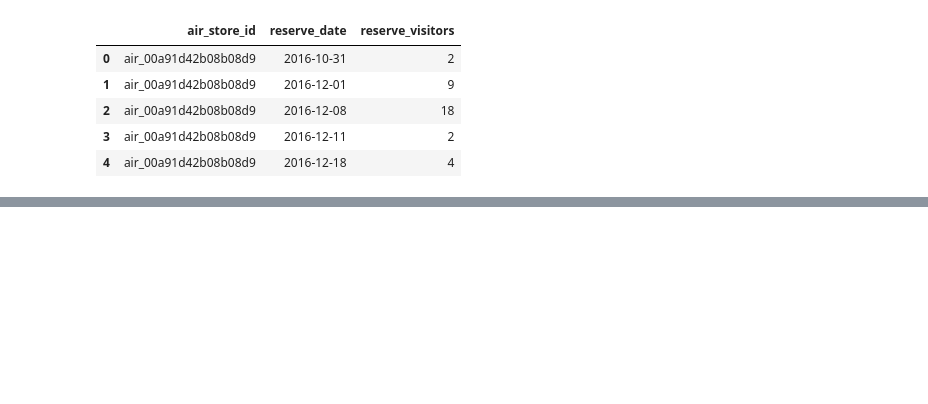
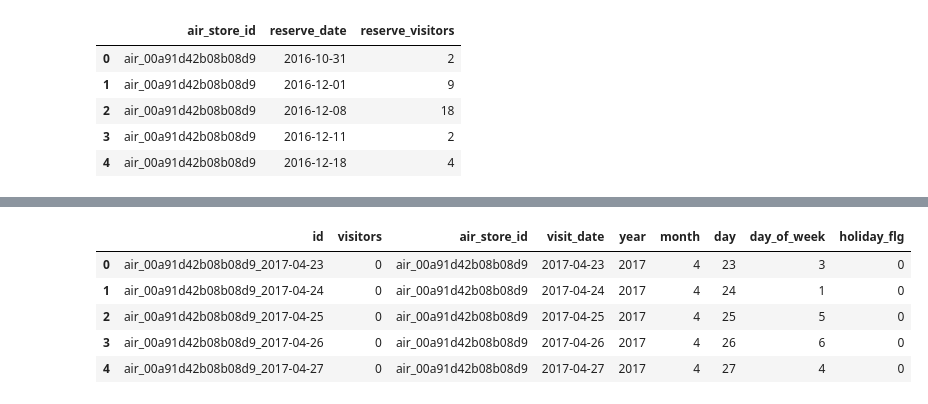
Before and after one commit to hehaijin/restaurant-visitor-forecasting, a Jupyter notebook: explore.ipynb, the cells around one changed output, grey strips where cells are left out. Saved outputs shown, nothing was run; the diff lists cells and outputs as text; code cells hidden in the pictures; blank space fills up the shorter version.

```diff
--- a/explore.ipynb
+++ b/explore.ipynb
@@ -87,6 +158,9 @@ m4.head()
 | 2 | air_ba937bf13d40fb24 | 2016-01-15 | 29 | NaN | NaN | Dining bar | ... |
 | 3 | air_ba937bf13d40fb24 | 2016-01-16 | 22 | NaN | NaN | Dining bar | ... |
 | 4 | air_ba937bf13d40fb24 | 2016-01-18 | 6 | NaN | NaN | Dining bar | ... |
+# %%
+date_info.calendar_date=pd.to_datetime(date_info.calendar_date)
+date_info.calendar_date=date_info.calendar_date.dt.date
 # %%
 m5=pd.merge(m4, date_info,left_on='visit_date',right_on='calendar_date',how='left').drop("calendar_date",axis=1)
 # %%
@@ -384,6 +407,8 @@ pre_training=m10[["air_store_id","visit_date","visitors","visitor-mean-by-genre"
 sample_submission=pd.read_csv(path.join(input_path,"sample_submission.csv"))
 sample_submission["air_store_id"]=sample_submission.apply(lambda row: row["id"][0:20],axis=1)
 sample_submission["visit_date"]=sample_submission.apply(lambda row: row["id"][21:31],axis=1)
+sample_submission["visit_date"]=pd.to_datetime(sample_submission["visit_date"])
+sample_submission["visit_date"]=sample_submission["visit_date"].dt.date
 sample_submission.head()
 # %% [output]
 |  | id | visitors | air_store_id | visit_date |
@@ -421,0 +469,5 @@ air_reserve_group.head()
+# %%
+sample_submission["year"]= pd.to_datetime(sample_submission["visit_date"]).dt.year
+sample_submission["month"]= pd.to_datetime(sample_submission["visit_date"]).dt.month
+sample_submission["day"]= pd.to_datetime(sample_submission["visit_date"]).dt.day
+sample_submission.head()
@@ -421,0 +490,11 @@ air_reserve_group.head()
+# %%
+sample_submission=pd.merge(sample_submission, date_info,left_on=["visit_date"],right_on=["calendar_date"],how='left').drop("calendar_date",axis=1)
+# %%
+sample_submission.head()
+# %% [output]
+|  | id | visitors | air_store_id | visit_date | year | month | day | day_of_week | holiday_flg |
+| 0 | air_00a91d42b08b08d9_2017-04-23 | 0 | air_00a91d42b08b08d9 | 2017-04-23 | 2017 | 4 | 23 | 3 | 0 |
+| 1 | air_00a91d42b08b08d9_2017-04-24 | 0 | air_00a91d42b08b08d9 | 2017-04-24 | 2017 | 4 | 24 | 1 | 0 |
+| 2 | air_00a91d42b08b08d9_2017-04-25 | 0 | air_00a91d42b08b08d9 | 2017-04-25 | 2017 | 4 | 25 | 5 | 0 |
+| 3 | air_00a91d42b08b08d9_2017-04-26 | 0 | air_00a91d42b08b08d9 | 2017-04-26 | 2017 | 4 | 26 | 6 | 0 |
+| 4 | air_00a91d42b08b08d9_2017-04-27 | 0 | air_00a91d42b08b08d9 | 2017-04-27 | 2017 | 4 | 27 | 4 | 0 |
```
Also changed, not shown: parts of 37 cells of this notebook, 23 other files.
